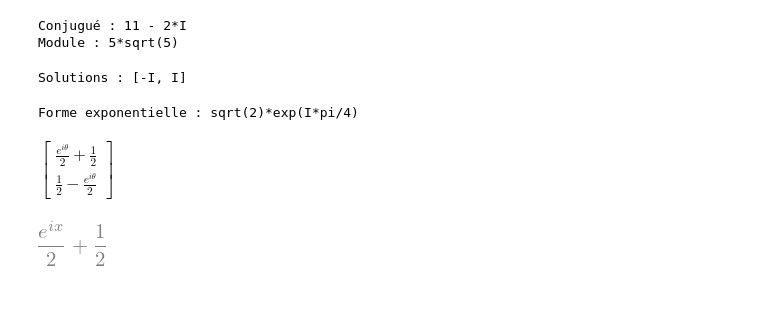
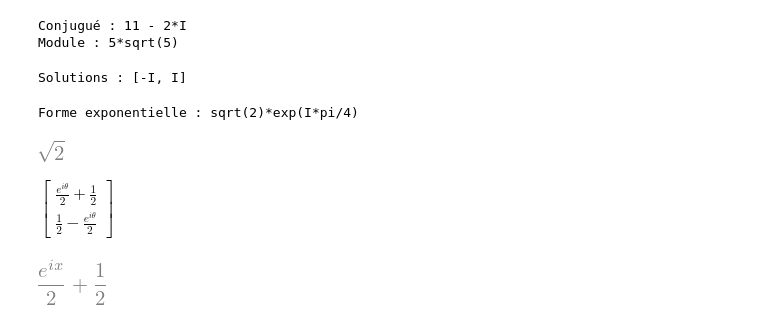
Before and after one commit to jbperin/hello-world, a Jupyter notebook: quantique/Basics.ipynb, the cells around one changed output. Saved outputs shown, nothing was run; the diff lists cells and outputs as text; code cells hidden in the pictures; blank space fills up the shorter version.

```diff
--- a/quantique/Basics.ipynb
+++ b/quantique/Basics.ipynb
@@ -74,6 +74,10 @@ z_exp_value = r_value * sp.exp(sp.I * theta_value)
 print("Forme exponentielle :", z_exp_value)
 # %% [output]
 Forme exponentielle : sqrt(2)*exp(I*pi/4)
+# %%
+sp.Abs(1 + sp.I)
+# %% [output]
+[figure, added]
 # %%
 H*T*H*ket0
 # %% [output]
```
Also changed, not shown: 4 other files.
